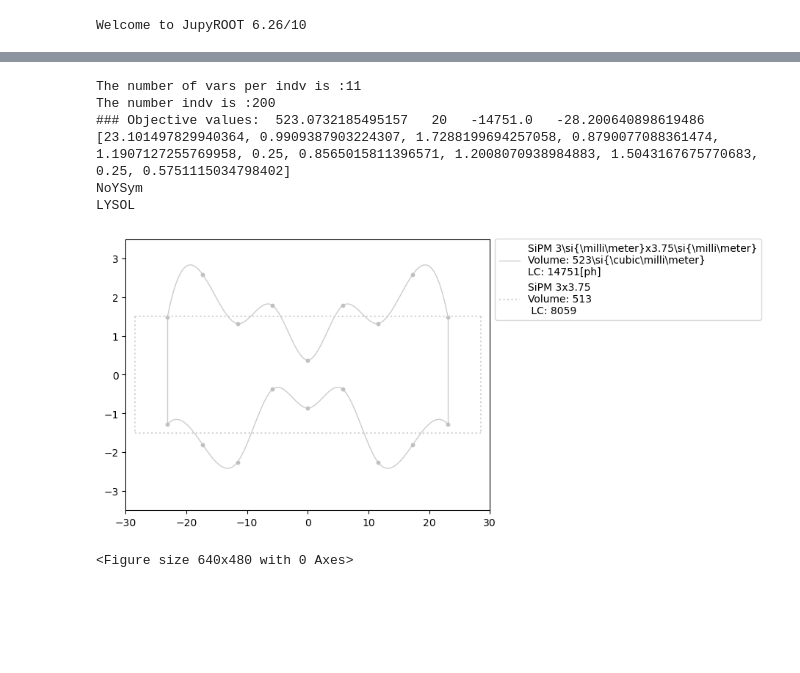
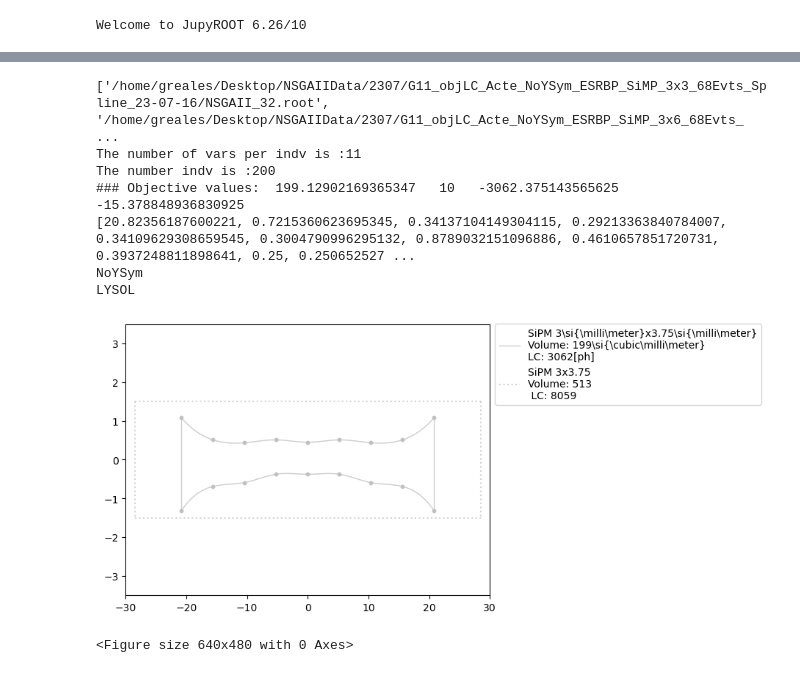
Before and after one commit to grealesguti/ROOT_Postprocessing, a Jupyter notebook: JL_Postprocess_Mult.ipynb, the cells around one changed output, grey strips where cells are left out. Cells and saved outputs as stored; diff of their text form; code cells hidden in the pictures; blank space fills up the shorter version.

```diff
--- a/JL_Postprocess_Mult.ipynb
+++ b/JL_Postprocess_Mult.ipynb
@@ -67,12 +67,18 @@ def Initialization_Mult(args):
 
 class ArgValues:
     def __init__(self):
-        self.folder = ["G11_objLC_Acte_NoYSym_ESRBP_SiMP_3x3_68Evts_Spline_23-07-16","G11_objLC_Acte_NoYSym_ESRBP_SiMP_3x6_68Evts_Spline_23-07-17","G11_objLCP50_Acte_NoYSym_ESRBP_SiMP_3x3_60Evts_Spline_23-07-19"]
+        self.folder = ["G11_objLC_Acte_NoYSym_ESRBP_SiMP_3x3_68Evts_Spline_23-07-16",
+                       "G11_objLC_Acte_NoYSym_ESRBP_SiMP_3x6_68Evts_Spline_23-07-17",
+                       "G11_objLCP50_Acte_NoYSym_ESRBP_SiMP_3x3_60Evts_Spline_23-07-19",
+                      "G11_objLOP50_Acte_NoYSym_ESRBP_SiMP_3x3_60Evts_Spline_23-07-24",
+                      "G11_objLStP50_Acte_NoYSym_ESRBP_SiMP_3x3_60Evts_Spline_23-07-27",
+                      "G11_objLStAvg_Acte_NoYSym_ESRBP_SiMP_3x3_60Evts_Spline_23-08-03",
+                     "G11_objLOAvg_Acte_NoYSym_ESRBP_SiMP_3x3_60Evts_Spline_23-08-06"]
         #self.folder = "G11_objLC_Acte_YSym_SiMPmatch6mm_68Evts_Spline_23-02-09"
         #self.folder ="G11_objLC_Acte_NoYSym_SiMPmatch3_6mm_68Evts_Spline_23-02-12"
-        self.generation = [32,11,4]
-        self.Ysym = [1,1,1]
-        self.LYSOL = [1,1,1]
+        self.generation = [32,11,13,100,99,21,25]
+        self.Ysym = [1,1,1,1,1,1,1]
+        self.LYSOL = [1,1,1,1,1,1,1]
         self.save = 1
         self.Shape = 0
         self.ParetoFrontier = 0
@@ -119,10 +128,10 @@ g=0
 print("Generation: ",g )
 # Get required input for plotting the crystal shapes
 nn= len(NSGA_files[0])-1
-num_indv,num_vars,obj1,obj2,vars_tuple,lstvars = GetRootVariables(NSGA_files[2][10])
-#num_indv,num_vars,obj11,obj22,vars_tuple,lstvars = GetRootVariables(NSGA_files[0][10])
+num_indv,num_vars,obj1,obj2,vars_tuple,lstvars = GetRootVariables(NSGA_files[5][11])
+num_indv,num_vars,obj11,obj22,vars_tuple,lstvars = GetRootVariables(NSGA_files[5][8])
 
-#ax1.scatter(obj1,obj2)
+ax1.scatter(obj1,obj2)
 ax1.scatter(obj11,obj22)
 
 ax1.set_xlabel('Light Collection [-ph]')
@@ -182,8 +223,20 @@ The number indv is :200
 # %%
 # Get required input for plotting the crystal shapes
 ind=0
+folder_path='/home/greales/Desktop/NSGAIIData/2307/'
+folder = ["G11_objLC_Acte_NoYSym_ESRBP_SiMP_3x3_68Evts_Spline_23-07-16",
+                       "G11_objLC_Acte_NoYSym_ESRBP_SiMP_3x6_68Evts_Spline_23-07-17",
+                       "G11_objLCP50_Acte_NoYSym_ESRBP_SiMP_3x3_60Evts_Spline_23-07-19",
+                      "G11_objLOP50_Acte_NoYSym_ESRBP_SiMP_3x3_60Evts_Spline_23-07-24",
+                      "G11_objLStP50_Acte_NoYSym_ESRBP_SiMP_3x3_60Evts_Spline_23-07-27",
+                      "G11_objLStAvg_Acte_NoYSym_ESRBP_SiMP_3x3_60Evts_Spline_23-08-03",
+                     "G11_objLOAvg_Acte_NoYSym_ESRBP_SiMP_3x3_60Evts_Spline_23-08-06"]
+
+shortname=['LCAvg','LC3x6Avg','LCP50','LOP50','LStP50','LstAvg']
 def crystalcoords_mult(gen_file,arg0,ind,vol):
     num_indv,num_vars,obj1,obj2,vars_tuple,lstvars = GetRootVariables(gen_file[ind])
+    obj1, obj2 = [i for i in obj1 if i < 0 and obj2[obj1.index(i)] < 1000], [j for j in obj2 if obj1[obj2.index(j)] < 0 and j < 1000]
+
     obj1f,obj2f,idxf=filter_values(obj1,obj2,40)
     #print(obj2f)
     closest, closest_index=closest_value(obj2f,vol)
@@ -213,37 +266,43 @@ def crystalcoords_mult(gen_file,arg0,ind,vol):
         if (args.LYSOL[ind]==1):
             print("LYSOL")
             #print("Length:",vars_tuple)
             xtop,ytop,xbot,ybot = SplinePts_YSym_L(num_vars-1,vars_tuple,Yhalf,indv)
         else:
             xtop,ytop,xbot,ybot = SplinePts_YSym(num_vars,vars_tuple,Yhalf,Zhalf,indv)
     return xtop,ytop,xbot,ybot,legend_text
 
+gen=[32,11,13,100,99,46,12]
+fnames='NSGAII_'
+gen_file=[folder_path+fi+'/'+fnames+str(g)+'.root' for fi,g in zip(folder,gen)]
+print(gen_file)
+
 leg=[]
 fig1, ax1 = plt.subplots()
-xtop,ytop,xbot,ybot,legend_text = crystalcoords_mult(gen_file,args0,2,525)
+xtop,ytop,xbot,ybot,legend_text = crystalcoords_mult(gen_file,args0,6,200)
 Plt_Crystal(xtop,ytop,xbot,ybot,fig1,ax1,'silver',lab='SiPM 3\\si{\milli\meter}x3.75\\si{\milli\meter}'+legend_text,
            lnstyle='-', lnwidth=1, alph=0.8)
 leg.append(legend_text)
 
 
 Plt_DefaultCrystal(fig1,ax1,colori='lightgray',ls='dotted')
 
 # Create the legend with the plot name, volume, and light collection
 #legend_text = 'My Scatter Plot\nVolume: 100\nLight Collection: 80'
 #plt.legend([leg], loc='upper right')
 ax1.legend(bbox_to_anchor=(1., 1.02))
 
 plt.show()
 plt.draw()
 fig1.tight_layout()
 # %% [output]
+['/home/greales/Desktop/NSGAIIData/2307/G11_objLC_Acte_NoYSym_ESRBP_SiMP_3x3_68Evts_Spline_23-07-16/NSGAII_32.root', '/home/greales/Desktop/NSGAIIData/2307/G11_objLC_Acte_NoYSym_ESRBP_SiMP_3x6_68Evts_ ...
 The number of vars per indv is :11
 The number indv is :200
-### Objective values:  523.0732185495157   20   -14751.0   -28.200640898619486
-[23.101497829940364, 0.9909387903224307, 1.7288199694257058, 0.8790077088361474, 1.1907127255769958, 0.25, 0.8565015811396571, 1.2008070938984883, 1.5043167675770683, 0.25, 0.5751115034798402]
+### Objective values:  199.12902169365347   10   -3062.375143565625   -15.378848936830925
+[20.82356187600221, 0.7215360623695345, 0.34137104149304115, 0.29213363840784007, 0.34109629308659545, 0.3004790996295132, 0.8789032151096886, 0.4610657851720731, 0.3937248811898641, 0.25, 0.250652527 ...
 NoYSym
 LYSOL
-[figure, old version]
+[figure, new version]
 <Figure size 640x480 with 0 Axes>
 # %%
 # Get required input for plotting the crystal shapes
```
Also changed, not shown: parts of 17 cells of this notebook, 6 other files.
